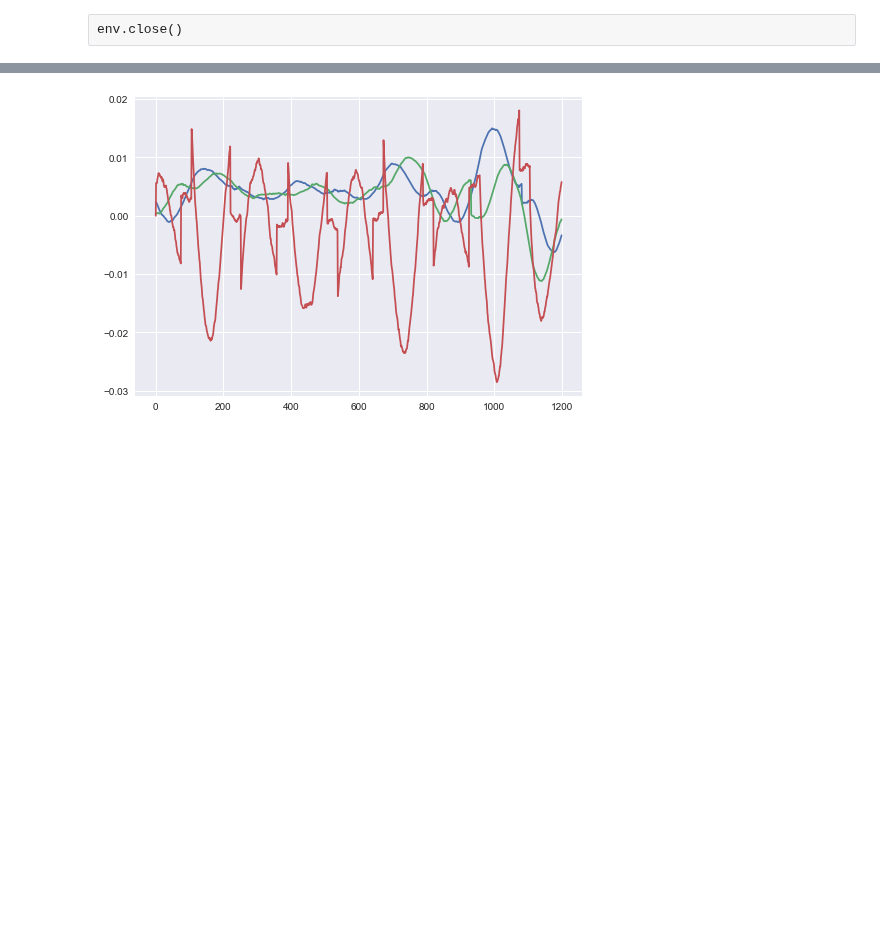
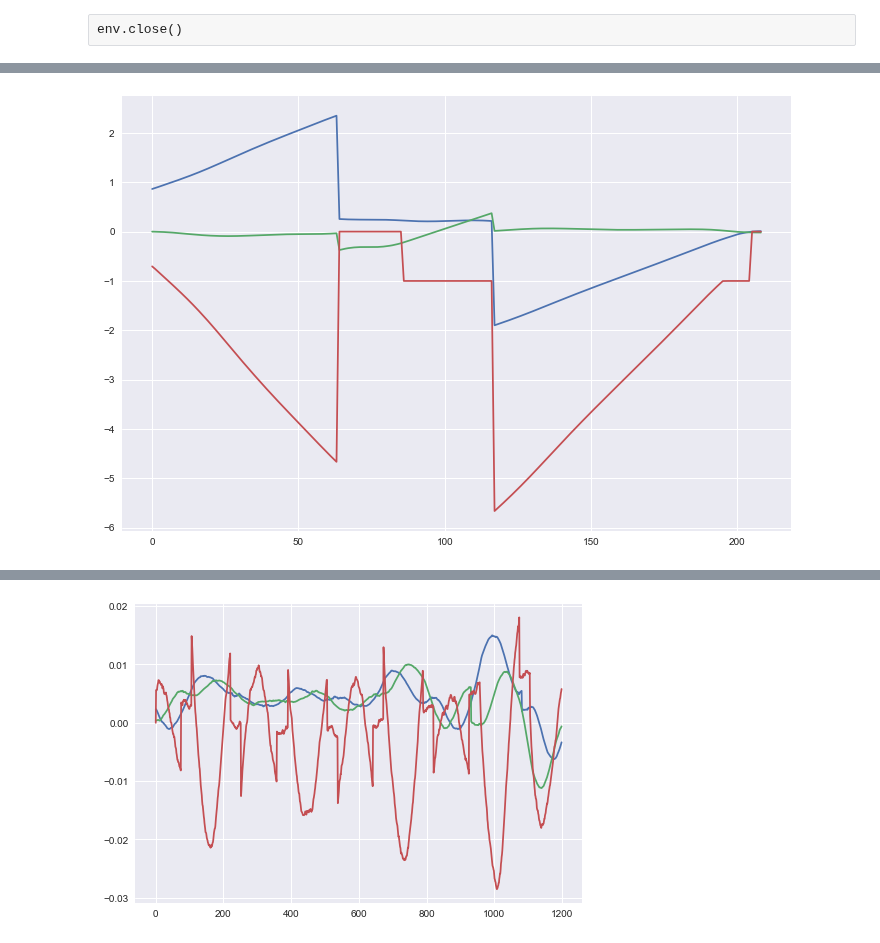
Before and after one commit to jcsharp/DriveIt, a Jupyter notebook: Oracle-Multi.ipynb, the cells around one changed output, grey strips where cells are left out. Drawn from its saved outputs; the diff is of its cells as text; code cells hidden in the pictures; blank space fills up the shorter version.

```diff
--- a/Oracle-Multi.ipynb
+++ b/Oracle-Multi.ipynb
@@ -90,3 +94,9 @@ _ = plt.plot([p for p in pos])
+# %%
+from DriveItCircuit import cartesian_to_median
+posm = [cartesian_to_median(*p) for p in pos]
+_ = plt.plot([p for p in posm])
+# %% [output]
+[figure, added]
 # %%
 _ = plt.plot([a for a in actions])
 # %% [output]
```
Also changed, not shown: parts of 7 cells of this notebook.
